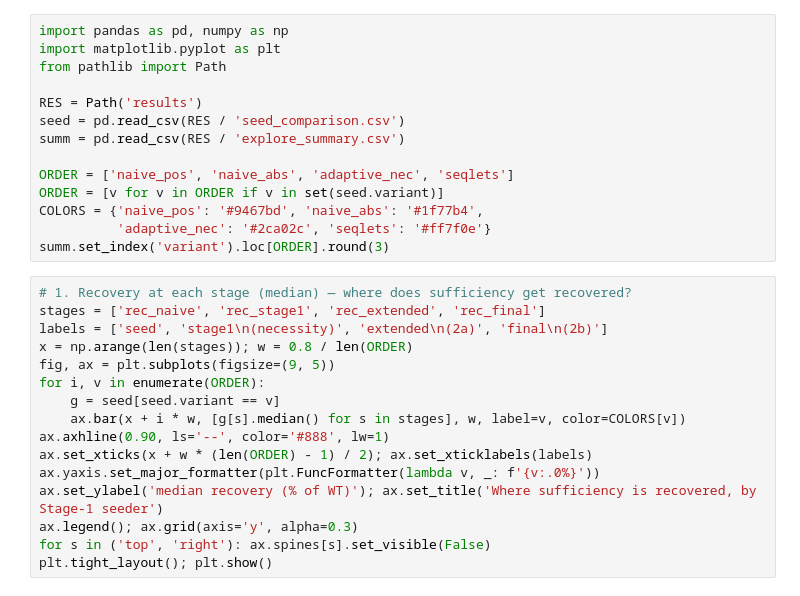
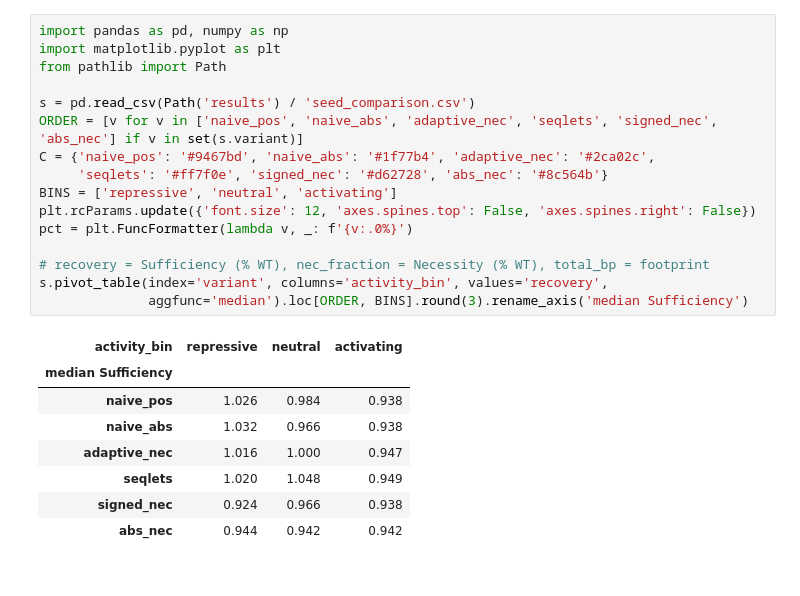
Before and after one commit to pabmantilla/AutoSituate, a Jupyter notebook: step1_explore/analysis.ipynb, the cells around one changed output. Drawn from its saved outputs; the diff is of its cells as text.

```diff
--- a/step1_explore/analysis.ipynb
+++ b/step1_explore/analysis.ipynb
@@ -7,30 +9,25 @@ Run `slurm/run_explore.sbatch` first; this notebook only reads `results/*.csv` (
 # %%
 import pandas as pd, numpy as np
 import matplotlib.pyplot as plt
 from pathlib import Path
 
-RES = Path('results')
-seed = pd.read_csv(RES / 'seed_comparison.csv')
-summ = pd.read_csv(RES / 'explore_summary.csv')
+s = pd.read_csv(Path('results') / 'seed_comparison.csv')
+ORDER = [v for v in ['naive_pos', 'naive_abs', 'adaptive_nec', 'seqlets', 'signed_nec', 'abs_nec'] if v in set(s.variant)]
+C = {'naive_pos': '#9467bd', 'naive_abs': '#1f77b4', 'adaptive_nec': '#2ca02c',
+     'seqlets': '#ff7f0e', 'signed_nec': '#d62728', 'abs_nec': '#8c564b'}
+BINS = ['repressive', 'neutral', 'activating']
+plt.rcParams.update({'font.size': 12, 'axes.spines.top': False, 'axes.spines.right': False})
+pct = plt.FuncFormatter(lambda v, _: f'{v:.0%}')
 
-ORDER = ['naive_pos', 'naive_abs', 'adaptive_nec', 'seqlets']
-ORDER = [v for v in ORDER if v in set(seed.variant)]
-COLORS = {'naive_pos': '#9467bd', 'naive_abs': '#1f77b4',
-          'adaptive_nec': '#2ca02c', 'seqlets': '#ff7f0e'}
-summ.set_index('variant').loc[ORDER].round(3)
+# recovery = Sufficiency (% WT), nec_fraction = Necessity (% WT), total_bp = footprint
+s.pivot_table(index='variant', columns='activity_bin', values='recovery',
+              aggfunc='median').loc[ORDER, BINS].round(3).rename_axis('median Sufficiency')
+# %% [output]
+| activity_bin | repressive | neutral | activating |
+| median Sufficiency |  |  |  |
+| naive_pos | 1.026 | 0.984 | 0.938 |
+| naive_abs | 1.032 | 0.966 | 0.938 |
+| adaptive_nec | 1.016 | 1.000 | 0.947 |
+| seqlets | 1.020 | 1.048 | 0.949 |
+| signed_nec | 0.924 | 0.966 | 0.938 |
+| abs_nec | 0.944 | 0.942 | 0.942 |
-# %%
-# 1. Recovery at each stage (median) — where does sufficiency get recovered?
-stages = ['rec_naive', 'rec_stage1', 'rec_extended', 'rec_final']
-labels = ['seed', 'stage1\n(necessity)', 'extended\n(2a)', 'final\n(2b)']
-x = np.arange(len(stages)); w = 0.8 / len(ORDER)
-fig, ax = plt.subplots(figsize=(9, 5))
-for i, v in enumerate(ORDER):
-    g = seed[seed.variant == v]
-    ax.bar(x + i * w, [g[s].median() for s in stages], w, label=v, color=COLORS[v])
-ax.axhline(0.90, ls='--', color='#888', lw=1)
-ax.set_xticks(x + w * (len(ORDER) - 1) / 2); ax.set_xticklabels(labels)
-ax.yaxis.set_major_formatter(plt.FuncFormatter(lambda v, _: f'{v:.0%}'))
-ax.set_ylabel('median recovery (% of WT)'); ax.set_title('Where sufficiency is recovered, by Stage-1 seeder')
-ax.legend(); ax.grid(axis='y', alpha=0.3)
-for s in ('top', 'right'): ax.spines[s].set_visible(False)
-plt.tight_layout(); plt.show()
```
Also changed, not shown: parts of 15 cells of this notebook, 28 other files.
